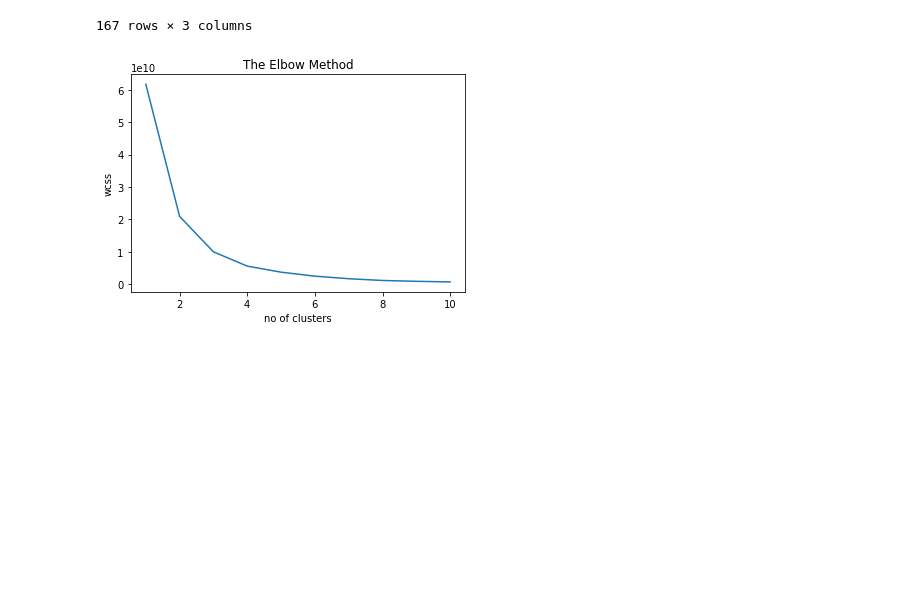
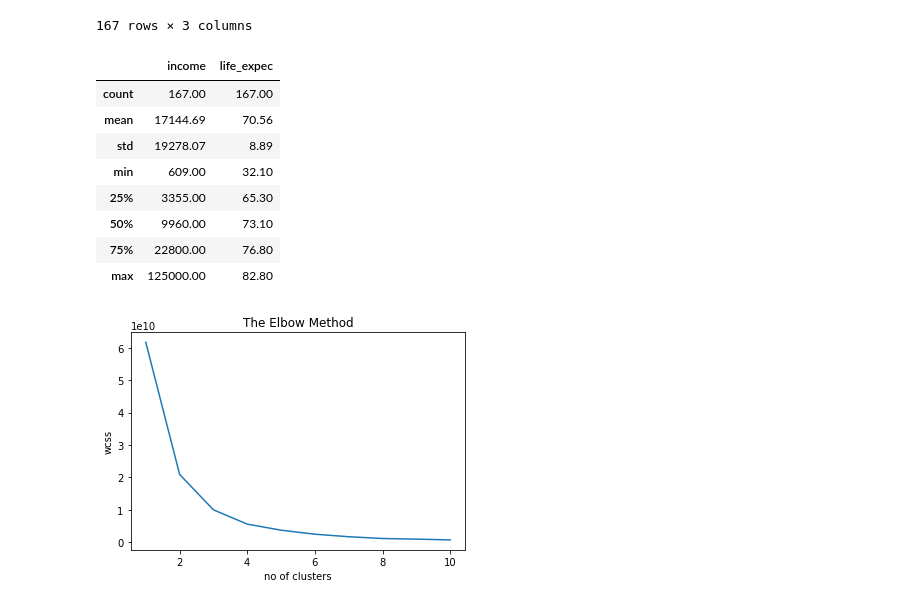
Before and after one commit to giovanniabel/dsprojects, a Jupyter notebook: Countries Segmentation using K-Means.ipynb, the cells around one changed output. Saved outputs shown, nothing was run; the diff lists cells and outputs as text; code cells hidden in the pictures; blank space fills up the shorter version.

Commit message:
revisi countries segmentation

```diff
--- a/Countries Segmentation using K-Means.ipynb
+++ b/Countries Segmentation using K-Means.ipynb
@@ -25,0 +23,15 @@ print(os.listdir("input")) #menampilkan daftar file pada folder input
+# %%
+dataset = pd.read_csv('Country-data.csv') # dataset <- Counstry-data.csv, mengimpor file Country-data dan disimpan sebagai pandas dataframe pada variabel dataset
+dataset.head(10) #Menampilkan 10 baris pertama pada variabel dataset
+
+#Penjelasan variabel dalam dataset:
+# - country: nama negara
+# - child_mort: kematian anak dibawah 5 tahun per 1000 kelahiran
+# - exports: ekspor barang dan jasa per capita
+# - health: pengeluaran biaya kesehatan per capita
+# - imports: impor barang dan jasa per capita
+# - income: total pendapatan per orang
+# - inflation: Pengukuran pertumbuhan tahunan dari jumlah PDB
+# - life_excpec: angka rata-rata umur
+# - total_fer: Angka rata-rata kelahiran anak per wanita
+# - gdpp: PDB per capita
@@ -43,18 +67,3 @@ Data columns (total 10 columns):
  9   gdpp        167 non-null    int64
 dtypes: float64(7), int64(2), object(1)
 memory usage: 13.2+ KB
-# %%
-dataset = pd.read_csv('input/Country-data.csv') # dataset <- Counstry-data.csv, mengimpor file Country-data dan disimpan sebagai pandas dataframe pada variabel dataset
-dataset.head(10) #Menampilkan 10 baris pertama pada variabel dataset
-
-#Penjelasan variabel dalam dataset:
-# - country: nama negara
-# - child_mort: kematian anak dibawah 5 tahun per 1000 kelahiran
-# - exports: ekspor barang dan jasa per capita
-# - health: pengeluaran biaya kesehatan per capita
-# - imports: impor barang dan jasa per capita
-# - income: total pendapatan per orang
-# - inflation: Pengukuran pertumbuhan tahunan dari jumlah PDB
-# - life_excpec: angka rata-rata umur
-# - total_fer: Angka rata-rata kelahiran anak per wanita
-# - gdpp: PDB per capita
@@ -133,6 +130,18 @@ dataset.iloc[:,[0,5,7]]
 | 165 | Yemen | 4480 | 67.5 |
 | 166 | Zambia | 3280 | 52.0 |
 167 rows × 3 columns
+# %%
+dataset.iloc[:,[0,5,7]].describe().round(2)
+# %% [output]
+|  | income | life_expec |
+| count | 167.00 | 167.00 |
+| mean | 17144.69 | 70.56 |
+| std | 19278.07 | 8.89 |
+| min | 609.00 | 32.10 |
+| 25% | 3355.00 | 65.30 |
+| 50% | 9960.00 | 73.10 |
+| 75% | 22800.00 | 76.80 |
+| max | 125000.00 | 82.80 |
 # %%
 # Pembuatan model KMeans untuk menentukan nilai K yang cocok
 from sklearn.cluster import KMeans # Impor library sklearn.cluster sebagai KMeans, untuk pembuatan model clustering KMeans
```
Also changed, not shown: parts of 5 cells of this notebook, 1 other file.
